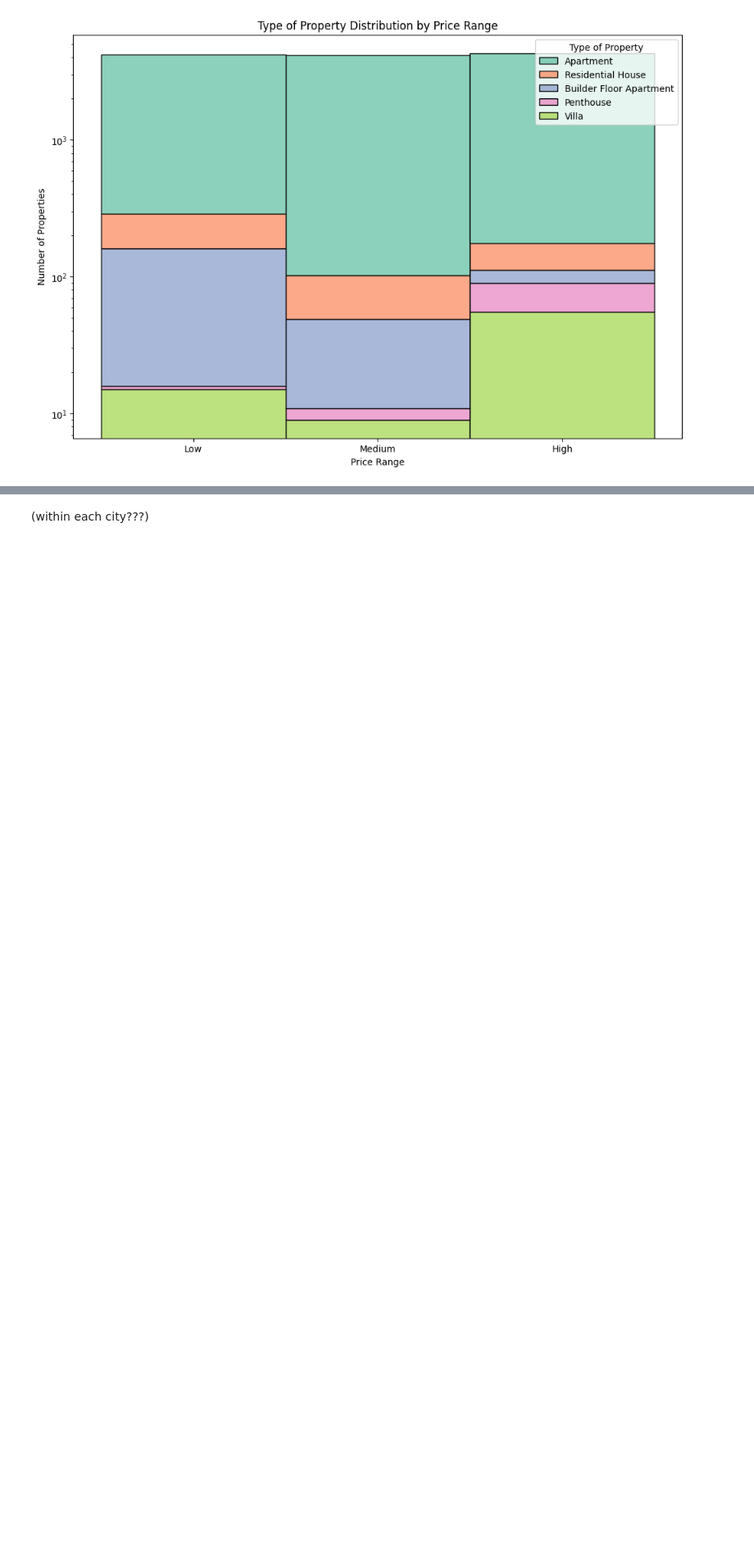
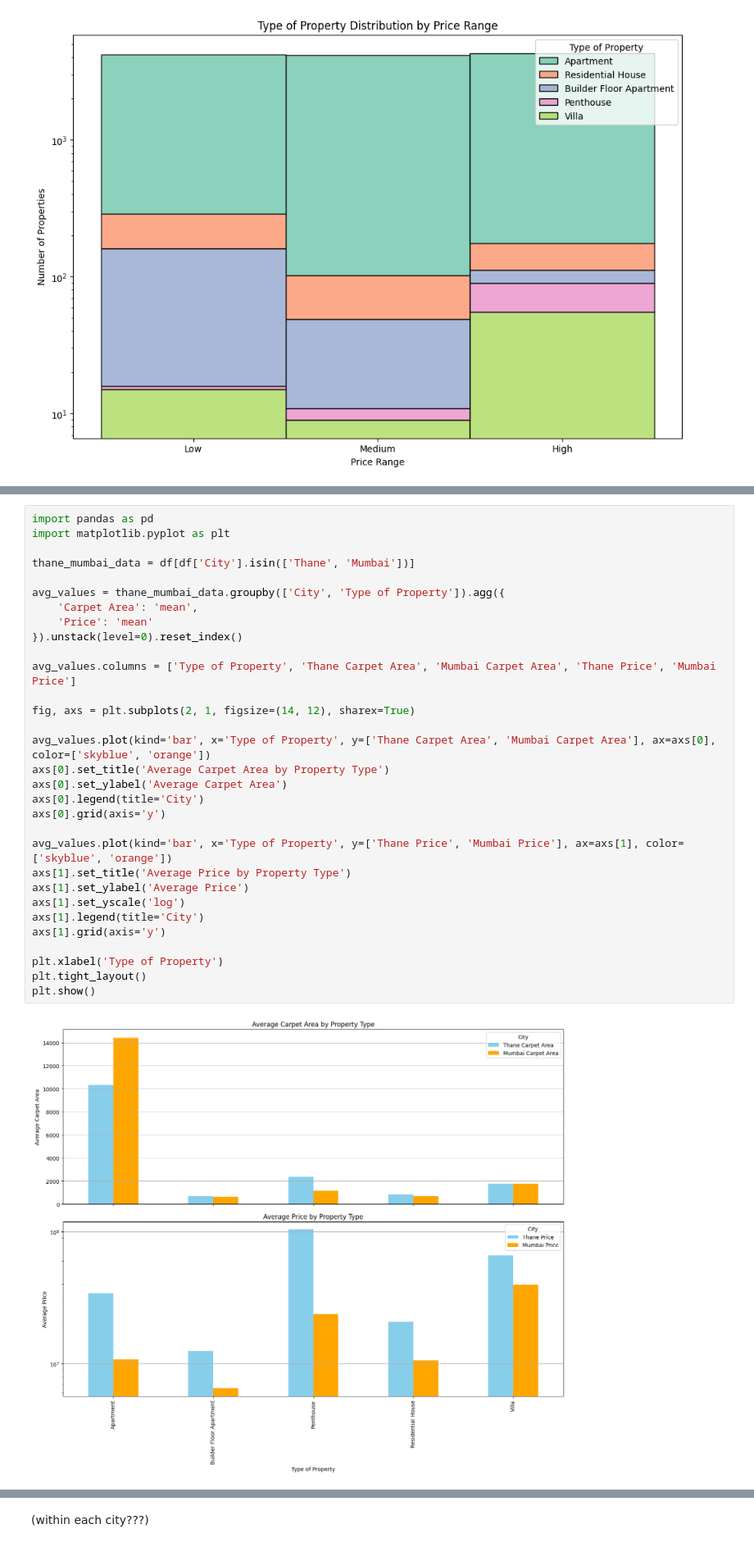
Before and after one commit to arghyawning/data-analytics-1-assignments, a Jupyter notebook: a1/51/assignment1_51.ipynb, the cells around one changed output, grey strips where cells are left out. Shown at 82% size. Cells and saved outputs as stored; diff of their text form; blank space fills up the shorter version.

```diff
--- a/a1/51/assignment1_51.ipynb
+++ b/a1/51/assignment1_51.ipynb
@@ -394,0 +417,33 @@ The figure layout has changed to tight
+# %%
+import pandas as pd
+import matplotlib.pyplot as plt
+
+thane_mumbai_data = df[df['City'].isin(['Thane', 'Mumbai'])]
+
+avg_values = thane_mumbai_data.groupby(['City', 'Type of Property']).agg({
+    'Carpet Area': 'mean',
+    'Price': 'mean'
+}).unstack(level=0).reset_index()
+
+avg_values.columns = ['Type of Property', 'Thane Carpet Area', 'Mumbai Carpet Area', 'Thane Price', 'Mumbai Price']
+
+fig, axs = plt.subplots(2, 1, figsize=(14, 12), sharex=True)
+
+avg_values.plot(kind='bar', x='Type of Property', y=['Thane Carpet Area', 'Mumbai Carpet Area'], ax=axs[0], color=['skyblue', 'orange'])
+axs[0].set_title('Average Carpet Area by Property Type')
+axs[0].set_ylabel('Average Carpet Area')
+axs[0].legend(title='City')
+axs[0].grid(axis='y')
+
+avg_values.plot(kind='bar', x='Type of Property', y=['Thane Price', 'Mumbai Price'], ax=axs[1], color=['skyblue', 'orange'])
+axs[1].set_title('Average Price by Property Type')
+axs[1].set_ylabel('Average Price')
+axs[1].set_yscale('log')
+axs[1].legend(title='City')
+axs[1].grid(axis='y')
+
+plt.xlabel('Type of Property')
+plt.tight_layout()
+plt.show()
+# %% [output]
+[figure, added]
```
Also changed, not shown: parts of 77 cells of this notebook.
